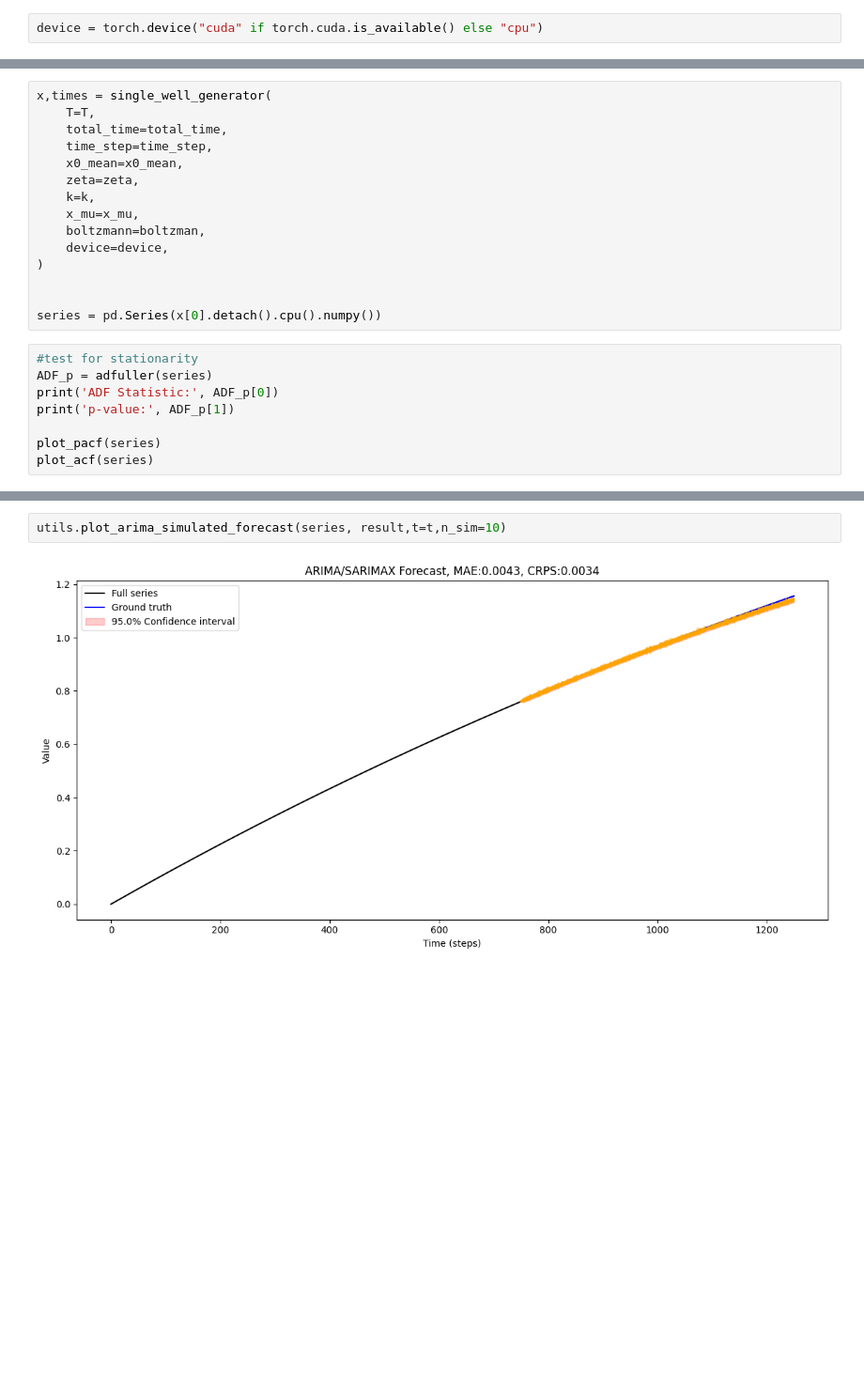
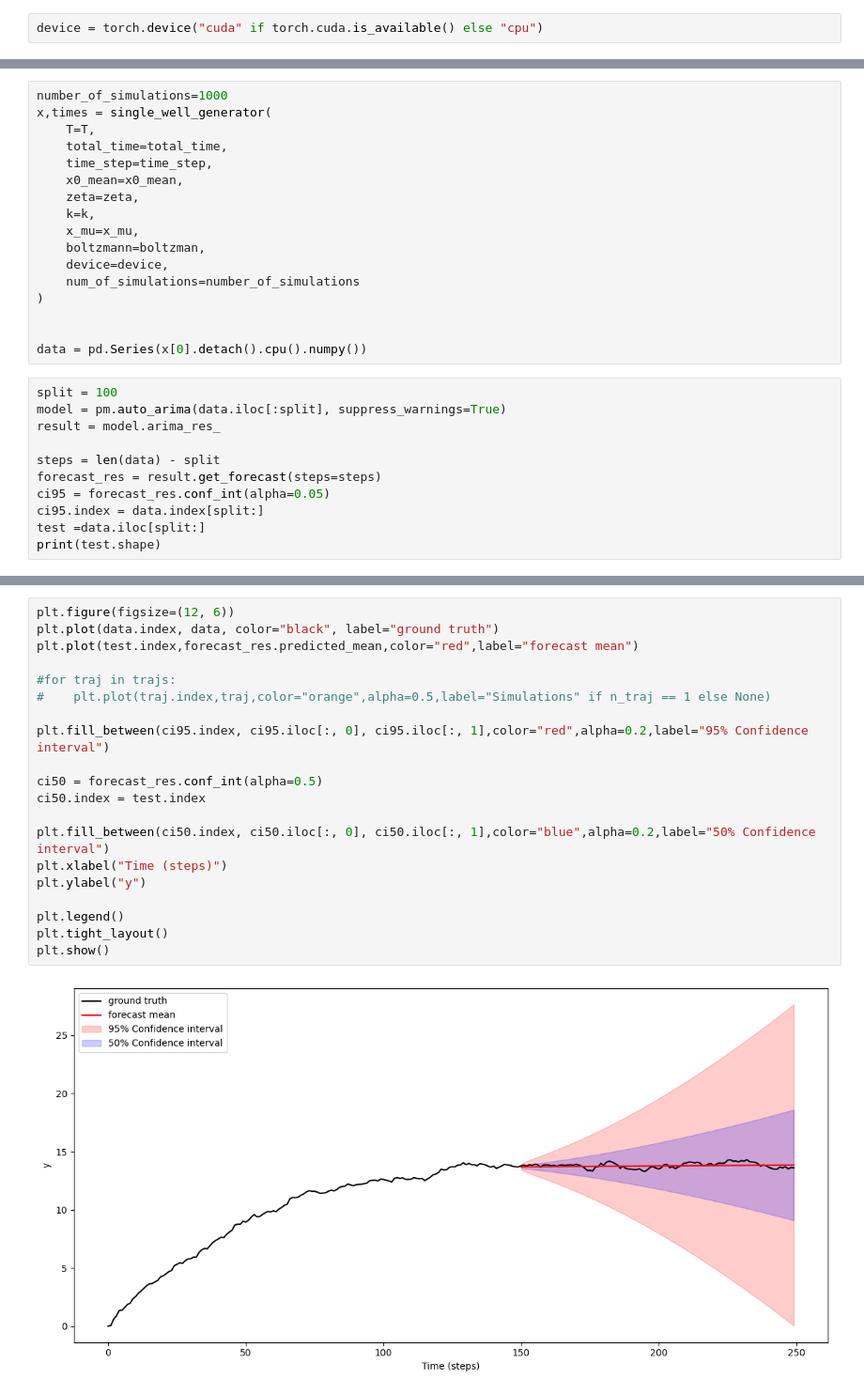
Before and after one commit to 12Mahmud99/ARIMA, a Jupyter notebook: arima_sw.ipynb, the cells around one changed output, grey strips where cells are left out. Shown at 94% size. Cells and saved outputs as stored; diff of their text form; blank space fills up the shorter version.

```diff
--- a/arima_sw.ipynb
+++ b/arima_sw.ipynb
@@ -30,4 +27,5 @@ print(D)
 # %%
+number_of_simulations=1000
 x,times = single_well_generator(
     T=T,
     total_time=total_time,
@@ -38,16 +36,20 @@ x,times = single_well_generator(
     x_mu=x_mu,
     boltzmann=boltzman,
     device=device,
+    num_of_simulations=number_of_simulations
 )
 
 
-series = pd.Series(x[0].detach().cpu().numpy())
+data = pd.Series(x[0].detach().cpu().numpy())
 # %%
-#test for stationarity
-ADF_p = adfuller(series)
-print('ADF Statistic:', ADF_p[0])
-print('p-value:', ADF_p[1])
+split = 100
+model = pm.auto_arima(data.iloc[:split], suppress_warnings=True)
+result = model.arima_res_
 
-plot_pacf(series)
-plot_acf(series)
+steps = len(data) - split
+forecast_res = result.get_forecast(steps=steps)
+ci95 = forecast_res.conf_int(alpha=0.05)
+ci95.index = data.index[split:]
+test =data.iloc[split:]
+print(test.shape)
 # %% [output]
@@ -68,4 +57,22 @@ result = model.fit()
 # %%
-utils.plot_arima_simulated_forecast(series, result,t=t,n_sim=10)
+plt.figure(figsize=(12, 6))
+plt.plot(data.index, data, color="black", label="ground truth")
+plt.plot(test.index,forecast_res.predicted_mean,color="red",label="forecast mean")
+
+#for traj in trajs:
+#    plt.plot(traj.index,traj,color="orange",alpha=0.5,label="Simulations" if n_traj == 1 else None)
+
+plt.fill_between(ci95.index, ci95.iloc[:, 0], ci95.iloc[:, 1],color="red",alpha=0.2,label="95% Confidence interval")
+
+ci50 = forecast_res.conf_int(alpha=0.5)
+ci50.index = test.index
+
+plt.fill_between(ci50.index, ci50.iloc[:, 0], ci50.iloc[:, 1],color="blue",alpha=0.2,label="50% Confidence interval")
+plt.xlabel("Time (steps)")
+plt.ylabel("y")
+
+plt.legend()
+plt.tight_layout()
+plt.show()
 # %% [output]
-[figure, old version]
+[figure, new version]
```
Also changed, not shown: parts of 6 cells of this notebook, 1 other file.
